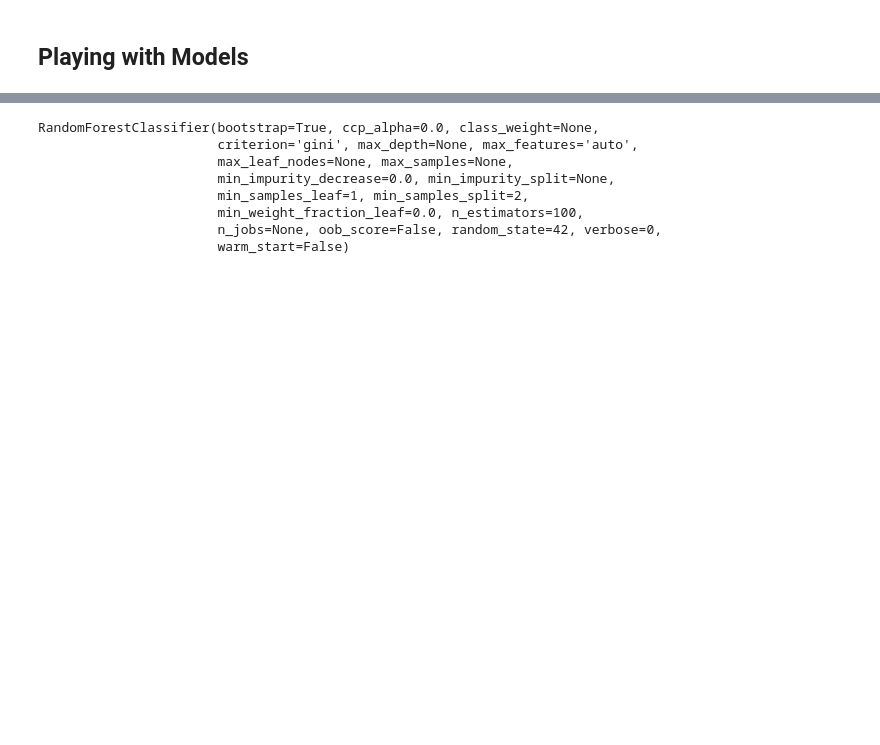
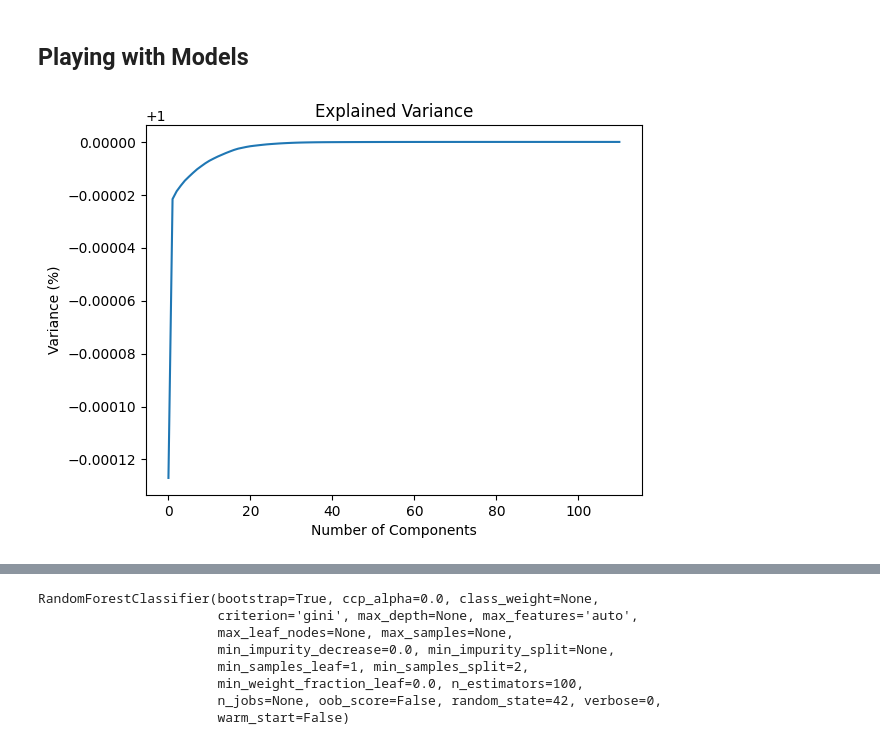
Before and after one commit to sharyz119/ml4qs_social_app, a Jupyter notebook: Emir Playground.ipynb, the cells around one changed output, grey strips where cells are left out. Drawn from its saved outputs; the diff is of its cells as text; code cells hidden in the pictures; blank space fills up the shorter version.

```diff
--- a/Emir Playground.ipynb
+++ b/Emir Playground.ipynb
@@ -416,3 +418,19 @@ full_data.to_parquet(my_path+"/full_dataset.parquet.gzip", compression='gzip')
 my_path = 'C:/Users/ameer/Desktop/AI/ML4QS/BackUp/Emir_Datasets'
 
 full_data = pd.read_parquet(my_path+"/full_dataset.parquet.gzip")
+# %%
+#add PCA levels to the data
+columns_to_drop = [col for col in full_data.columns if 'time' in col]+["source_name"]
+data_for_pca = full_data.drop(columns=columns_to_drop)
+
+pca = PCA()
+principal_components = pca.fit_transform(data_for_pca)
+explained_variance = pca.explained_variance_ratio_
+
+plt.plot(np.cumsum(explained_variance))
+plt.xlabel('Number of Components')
+plt.ylabel('Variance (%)')
+plt.title('Explained Variance')
+plt.show()
+# %% [output]
+[figure, added]
```
Also changed, not shown: parts of 14 cells of this notebook, 1 other file.
